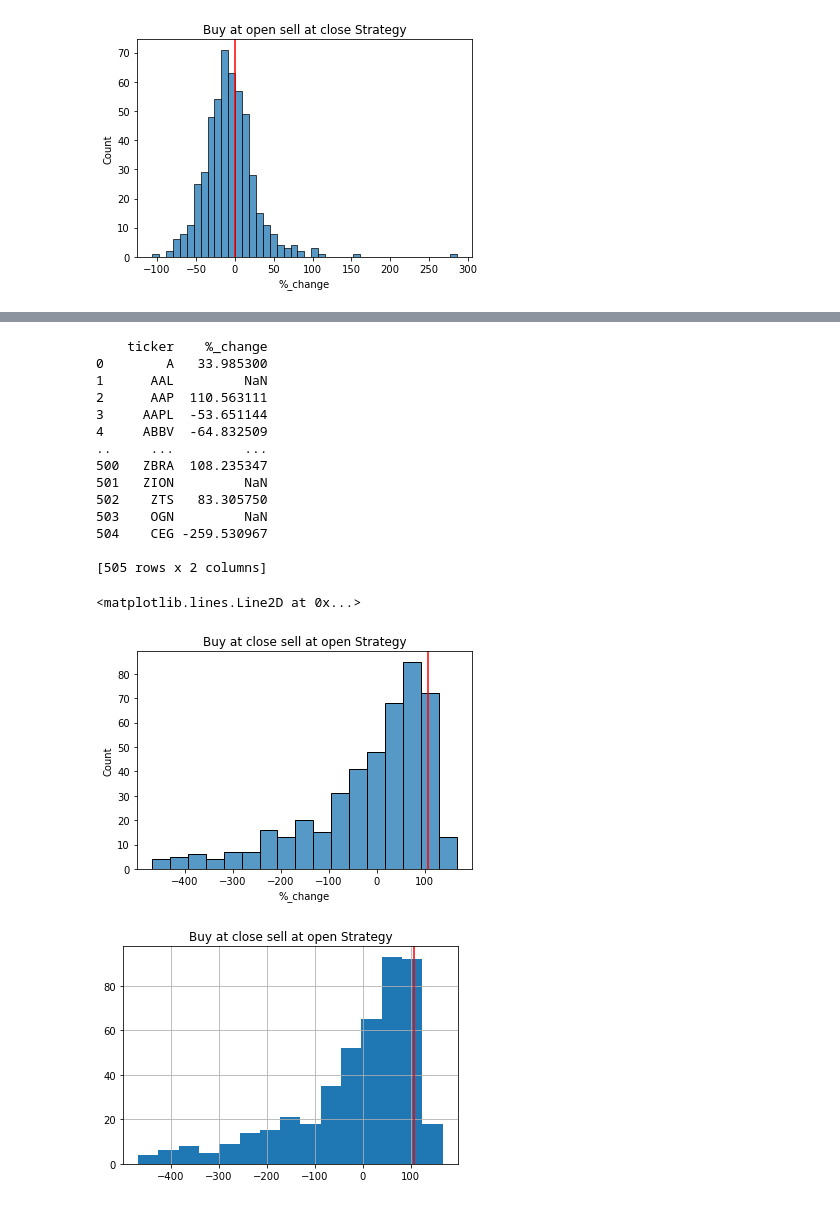
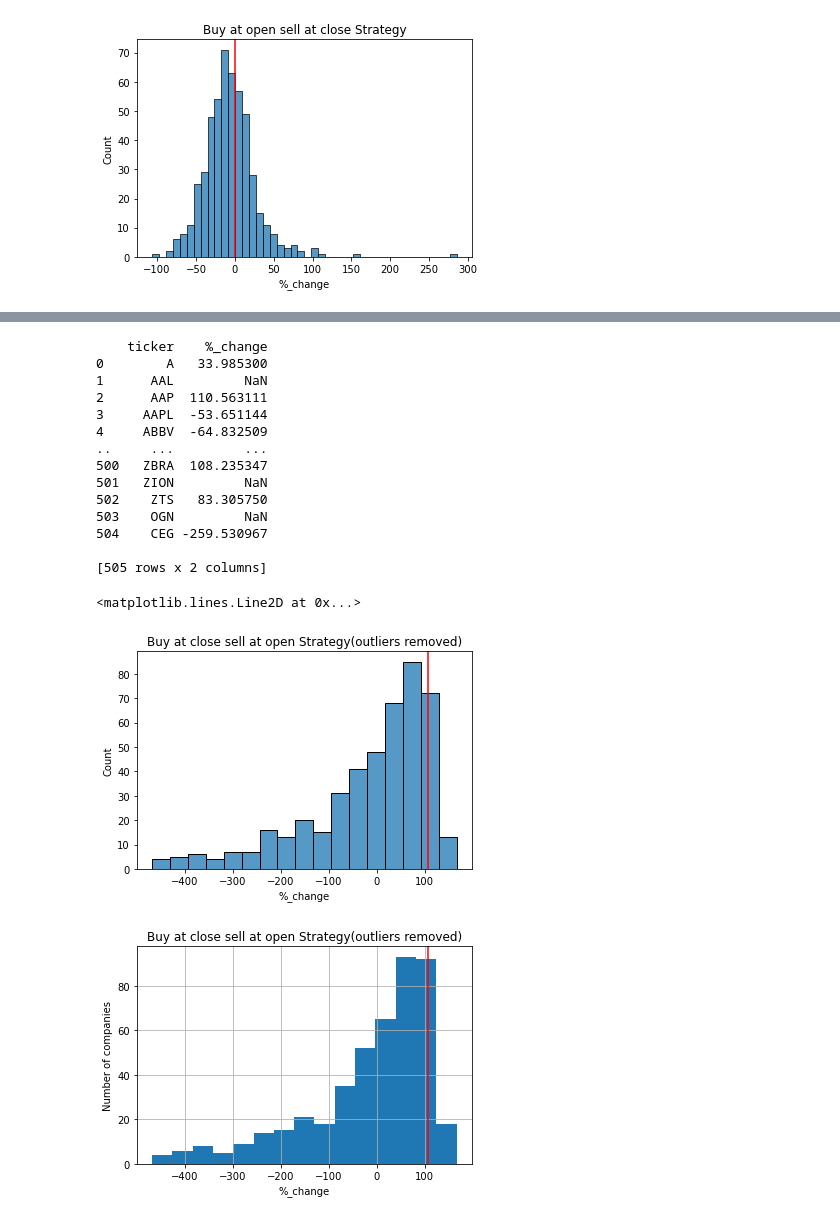
Before and after one commit to pkearney-da/project, a Jupyter notebook: UCD_project.ipynb, the cells around one changed output, grey strips where cells are left out. Cells and saved outputs as stored; diff of their text form; code cells hidden in the pictures.

```diff
--- a/UCD_project.ipynb
+++ b/UCD_project.ipynb
@@ -331,33 +333,35 @@ plt.axvline(106.248362, 0, 1, color='r')
 # %%
 df_adj = buy_close
 
 outliers()
 
 print(buy_close)
 
 sns.histplot(buy_close['%_change']).set(title='Buy at close sell at open Strategy(outliers removed)')
 plt.axvline(106.248362, 0, 1, color='r')
 buy_close.hist(bins = 15)
 plt.title('Buy at close sell at open Strategy(outliers removed)')
+plt.xlabel('%_change')
+plt.ylabel('Number of companies')
 plt.axvline(106.248362, 0, 1, color='r')
 # %% [output]
     ticker    %_change
 0        A   33.985300
 1      AAL         NaN
 2      AAP  110.563111
 3     AAPL  -53.651144
 4     ABBV  -64.832509
 ..     ...         ...
 500   ZBRA  108.235347
 501   ZION         NaN
 502    ZTS   83.305750
 503    OGN         NaN
 504    CEG -259.530967
 
 [505 rows x 2 columns]
 <matplotlib.lines.Line2D at 0x...>
-[figure, old version]
+[figure, new version]
-[figure, old version]
+[figure, new version]
 # %%
 #SPX comparison
 spx_results = pd.concat([hold_spx, open_spx, close_spx], ignore_index=True)
```
Also changed, not shown: parts of 3 cells of this notebook.
